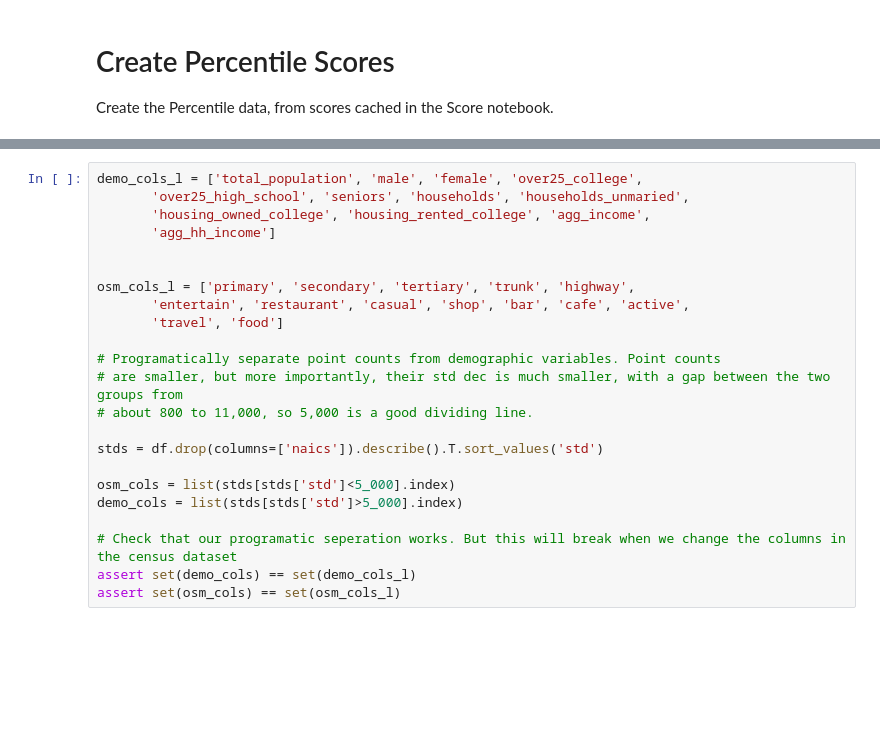
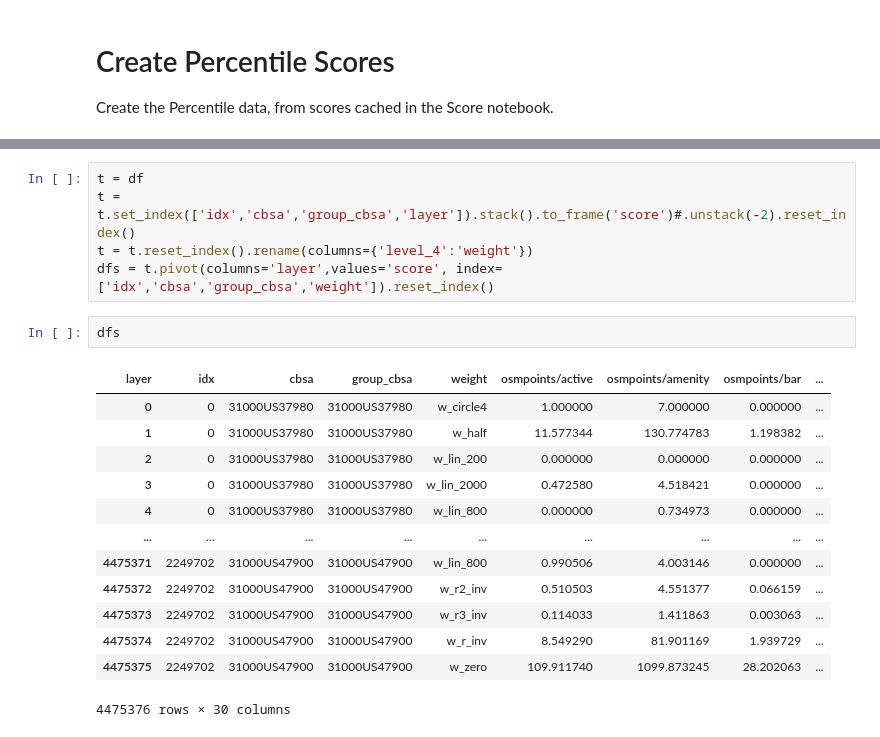
Before and after one commit to metatab-packages/civicknowledge.com-percentile-demosearch, a Jupyter notebook: notebooks/Compile.ipynb, the cells around one changed output, grey strips where cells are left out. Saved outputs shown, nothing was run; the diff lists cells and outputs as text; blank space fills up the shorter version.

```diff
--- a/notebooks/Compile.ipynb
+++ b/notebooks/Compile.ipynb
@@ -60,23 +91,21 @@ df.head()
-# %%
-demo_cols_l = ['total_population', 'male', 'female', 'over25_college',
-       'over25_high_school', 'seniors', 'households', 'households_unmaried',
-       'housing_owned_college', 'housing_rented_college', 'agg_income',
-       'agg_hh_income']
-
-
-osm_cols_l = ['primary', 'secondary', 'tertiary', 'trunk', 'highway',
-       'entertain', 'restaurant', 'casual', 'shop', 'bar', 'cafe', 'active',
-       'travel', 'food']
-
-# Programatically separate point counts from demographic variables. Point counts
-# are smaller, but more importantly, their std dec is much smaller, with a gap between the two groups from
-# about 800 to 11,000, so 5,000 is a good dividing line.
-
-stds = df.drop(columns=['naics']).describe().T.sort_values('std')
-
-osm_cols = list(stds[stds['std']<5_000].index)
-demo_cols = list(stds[stds['std']>5_000].index)
-
-# Check that our programatic seperation works. But this will break when we change the columns in the census dataset
-assert set(demo_cols) == set(demo_cols_l)
-assert set(osm_cols) == set(osm_cols_l)
+# %%
+t = df
+t = t.set_index(['idx','cbsa','group_cbsa','layer']).stack().to_frame('score')#.unstack(-2).reset_index()
+t = t.reset_index().rename(columns={'level_4':'weight'})
+dfs = t.pivot(columns='layer',values='score', index=['idx','cbsa','group_cbsa','weight']).reset_index()
+# %%
+dfs
+# %% [output]
+| layer | idx | cbsa | group_cbsa | weight | osmpoints/active | osmpoints/amenity | osmpoints/bar | ... |
+| 0 | 0 | 31000US37980 | 31000US37980 | w_circle4 | 1.000000 | 7.000000 | 0.000000 | ... |
+| 1 | 0 | 31000US37980 | 31000US37980 | w_half | 11.577344 | 130.774783 | 1.198382 | ... |
+| 2 | 0 | 31000US37980 | 31000US37980 | w_lin_200 | 0.000000 | 0.000000 | 0.000000 | ... |
+| 3 | 0 | 31000US37980 | 31000US37980 | w_lin_2000 | 0.472580 | 4.518421 | 0.000000 | ... |
+| 4 | 0 | 31000US37980 | 31000US37980 | w_lin_800 | 0.000000 | 0.734973 | 0.000000 | ... |
+| ... | ... | ... | ... | ... | ... | ... | ... | ... |
+| 4475371 | 2249702 | 31000US47900 | 31000US47900 | w_lin_800 | 0.990506 | 4.003146 | 0.000000 | ... |
+| 4475372 | 2249702 | 31000US47900 | 31000US47900 | w_r2_inv | 0.510503 | 4.551377 | 0.066159 | ... |
+| 4475373 | 2249702 | 31000US47900 | 31000US47900 | w_r3_inv | 0.114033 | 1.411863 | 0.003063 | ... |
+| 4475374 | 2249702 | 31000US47900 | 31000US47900 | w_r_inv | 8.549290 | 81.901169 | 1.939729 | ... |
+| 4475375 | 2249702 | 31000US47900 | 31000US47900 | w_zero | 109.911740 | 1099.873245 | 28.202063 | ... |
+4475376 rows × 30 columns
```
Also changed, not shown: parts of 18 cells of this notebook, 2 other files.
